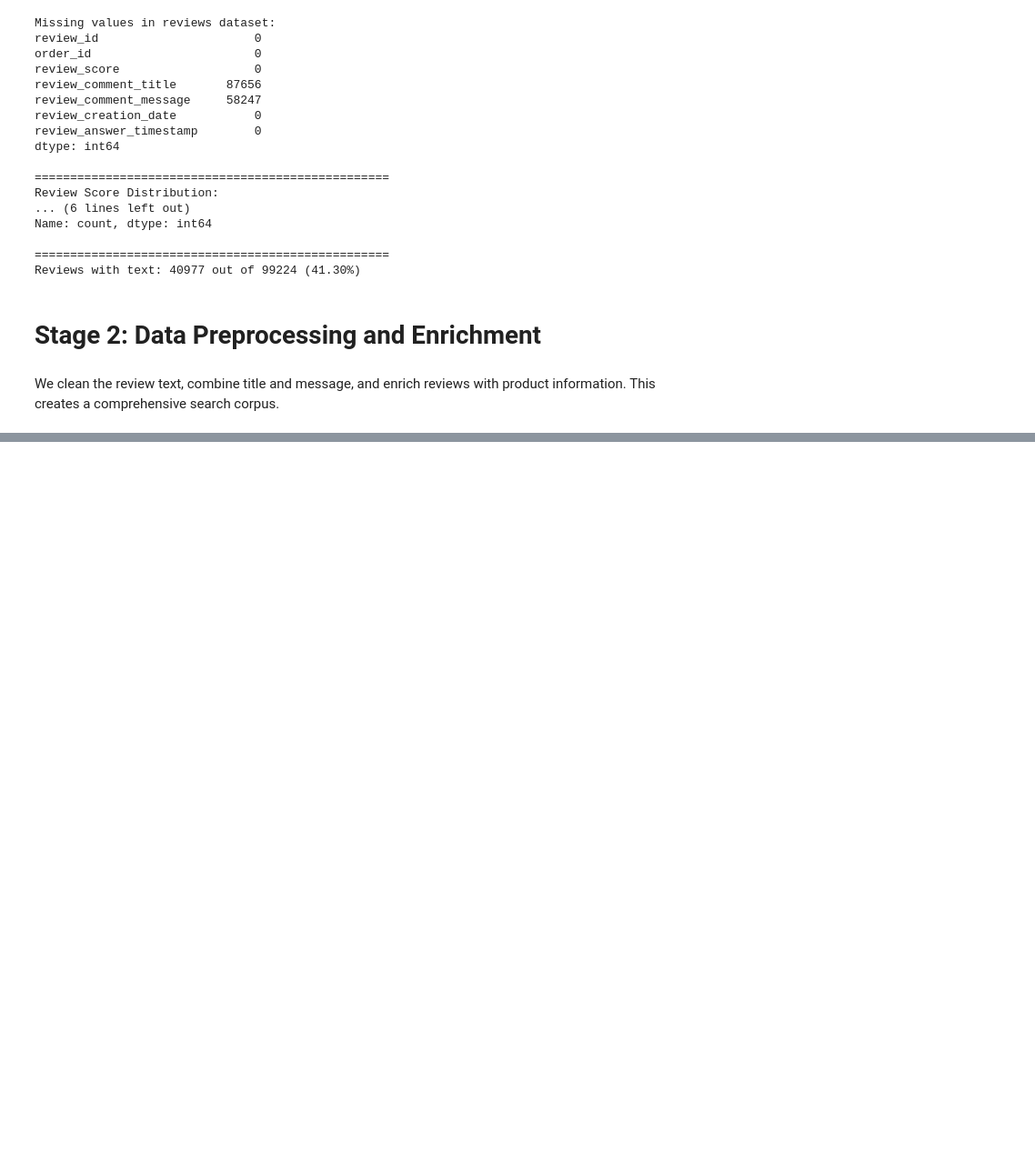
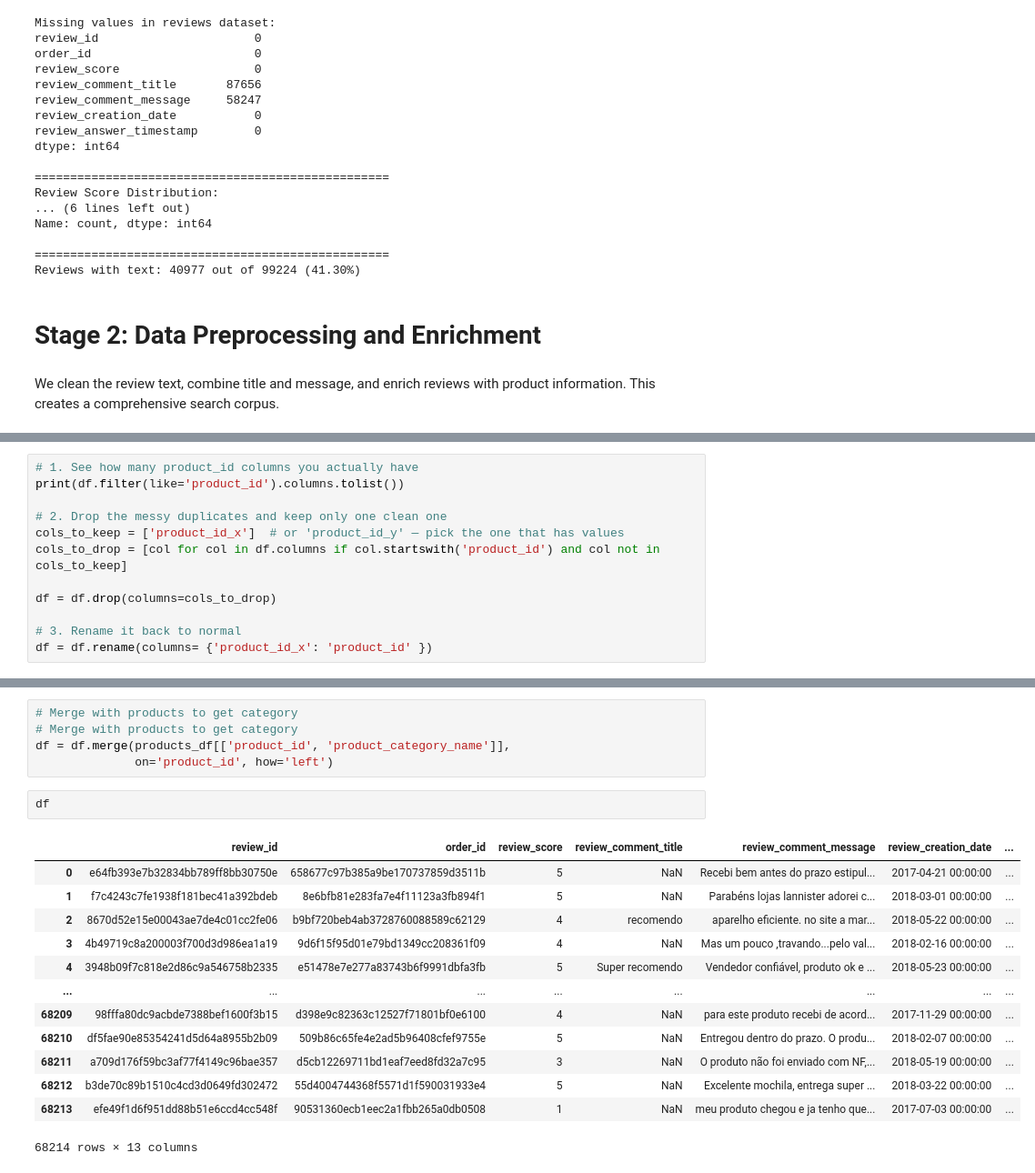
Before and after one commit to KJOELJOYSON2427/Fine_Tunning_Bert_Query_Aware_Retrieval_-_Reranking_Olist_Dataset_using_Pytorch, a Jupyter notebook: Fine_Tunning_Bert_Query_Aware_Retrieval_+_Reranking_Olist_Dataset_using_Pytorch.ipynb, the cells around one changed output, grey strips where cells are left out. Shown at 91% size. Saved outputs shown, nothing was run; the diff lists cells and outputs as text; blank space fills up the shorter version.

```diff
--- a/Fine_Tunning_Bert_Query_Aware_Retrieval_+_Reranking_Olist_Dataset_using_Pytorch.ipynb
+++ b/Fine_Tunning_Bert_Query_Aware_Retrieval_+_Reranking_Olist_Dataset_using_Pytorch.ipynb
@@ -185,0 +265,12 @@ We clean the review text, combine title and message, and enrich reviews with pro
+# %%
+# 1. See how many product_id columns you actually have
+print(df.filter(like='product_id').columns.tolist())
+
+# 2. Drop the messy duplicates and keep only one clean one
+cols_to_keep = ['product_id_x']  # or 'product_id_y' — pick the one that has values
+cols_to_drop = [col for col in df.columns if col.startswith('product_id') and col not in cols_to_keep]
+
+df = df.drop(columns=cols_to_drop)
+
+# 3. Rename it back to normal
+df = df.rename(columns= {'product_id_x': 'product_id' })
@@ -185,0 +297,21 @@ We clean the review text, combine title and message, and enrich reviews with pro
+# %%
+# Merge with products to get category
+# Merge with products to get category
+df = df.merge(products_df[['product_id', 'product_category_name']],
+              on='product_id', how='left')
+# %%
+df
+# %% [output]
+|  | review_id | order_id | review_score | review_comment_title | review_comment_message | review_creation_date | ... |
+| 0 | e64fb393e7b32834bb789ff8bb30750e | 658677c97b385a9be170737859d3511b | 5 | NaN | Recebi bem antes do prazo estipul... | 2017-04-21 00:00:00 | ... |
+| 1 | f7c4243c7fe1938f181bec41a392bdeb | 8e6bfb81e283fa7e4f11123a3fb894f1 | 5 | NaN | Parabéns lojas lannister adorei c... | 2018-03-01 00:00:00 | ... |
+| 2 | 8670d52e15e00043ae7de4c01cc2fe06 | b9bf720beb4ab3728760088589c62129 | 4 | recomendo | aparelho eficiente. no site a mar... | 2018-05-22 00:00:00 | ... |
+| 3 | 4b49719c8a200003f700d3d986ea1a19 | 9d6f15f95d01e79bd1349cc208361f09 | 4 | NaN | Mas um pouco ,travando...pelo val... | 2018-02-16 00:00:00 | ... |
+| 4 | 3948b09f7c818e2d86c9a546758b2335 | e51478e7e277a83743b6f9991dbfa3fb | 5 | Super recomendo | Vendedor confiável, produto ok e ... | 2018-05-23 00:00:00 | ... |
+| ... | ... | ... | ... | ... | ... | ... | ... |
+| 68209 | 98fffa80dc9acbde7388bef1600f3b15 | d398e9c82363c12527f71801bf0e6100 | 4 | NaN | para este produto recebi de acord... | 2017-11-29 00:00:00 | ... |
+| 68210 | df5fae90e85354241d5d64a8955b2b09 | 509b86c65fe4e2ad5b96408cfef9755e | 5 | NaN | Entregou dentro do prazo. O produ... | 2018-02-07 00:00:00 | ... |
+| 68211 | a709d176f59bc3af77f4149c96bae357 | d5cb12269711bd1eaf7eed8fd32a7c95 | 3 | NaN | O produto não foi enviado com NF,... | 2018-05-19 00:00:00 | ... |
+| 68212 | b3de70c89b1510c4cd3d0649fd302472 | 55d4004744368f5571d1f590031933e4 | 5 | NaN | Excelente mochila, entrega super ... | 2018-03-22 00:00:00 | ... |
+| 68213 | efe49f1d6f951dd88b51e6ccd4cc548f | 90531360ecb1eec2a1fbb265a0db0508 | 1 | NaN | meu produto chegou e ja tenho que... | 2017-07-03 00:00:00 | ... |
+68214 rows × 13 columns
```
Also changed, not shown: parts of 32 cells of this notebook.
